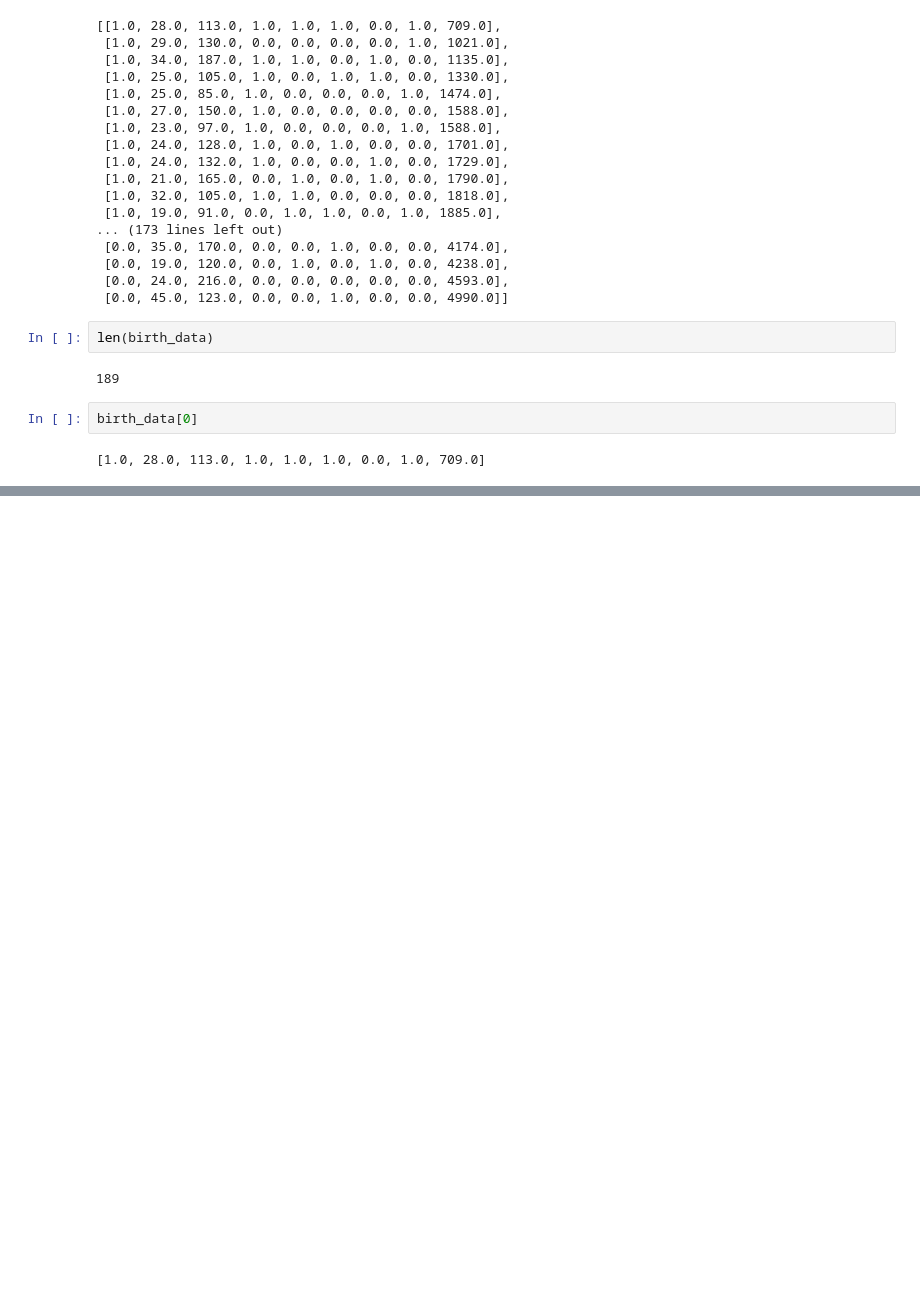
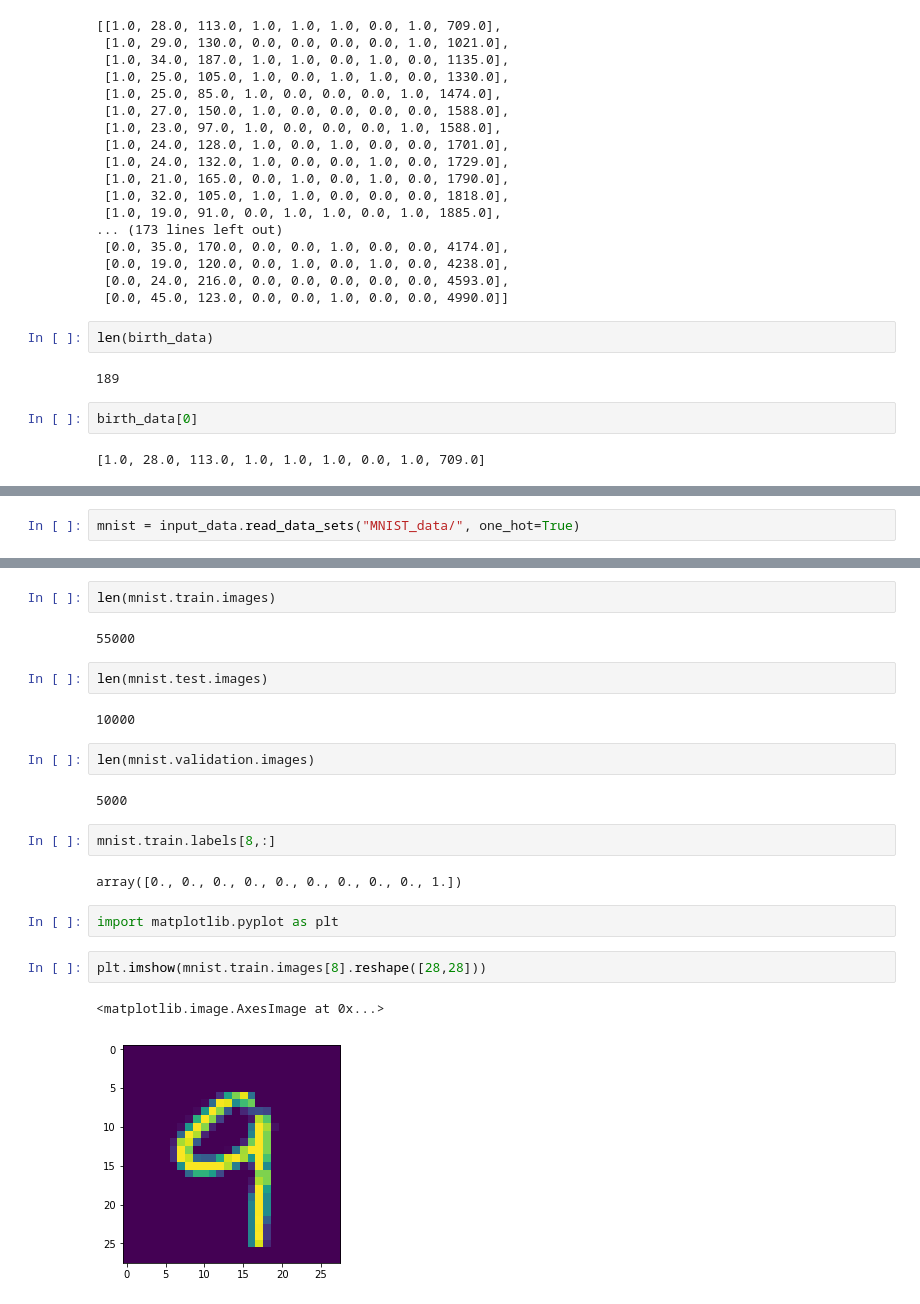
Before and after one commit to nicoarato/Curso-TensorFlow, a Jupyter notebook: tema02/01-Datasets.ipynb, the cells around one changed output, grey strips where cells are left out. Cells and saved outputs as stored; diff of their text form; blank space fills up the shorter version.

Commit message:
MNIST dataset
Caracteres manuscritos.

```diff
--- a/tema02/01-Datasets.ipynb
+++ b/tema02/01-Datasets.ipynb
@@ -91,0 +176,2 @@ birth_data[0]
+# %%
+mnist = input_data.read_data_sets("MNIST_data/", one_hot=True)
@@ -91,0 +196,23 @@ birth_data[0]
+# %%
+len(mnist.train.images)
+# %% [output]
+55000
+# %%
+len(mnist.test.images)
+# %% [output]
+10000
+# %%
+len(mnist.validation.images)
+# %% [output]
+5000
+# %%
+mnist.train.labels[8,:]
+# %% [output]
+array([0., 0., 0., 0., 0., 0., 0., 0., 0., 1.])
+# %%
+import matplotlib.pyplot as plt
+# %%
+plt.imshow(mnist.train.images[8].reshape([28,28]))
+# %% [output]
+<matplotlib.image.AxesImage at 0x...>
+[figure, added]
```
Also changed, not shown: parts of 12 cells of this notebook, 4 other files.
